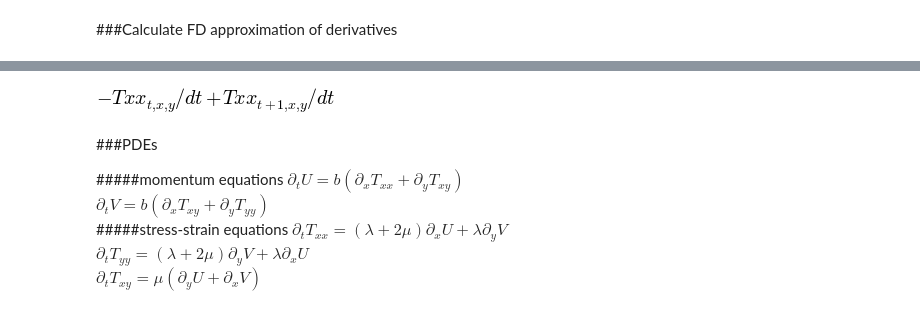
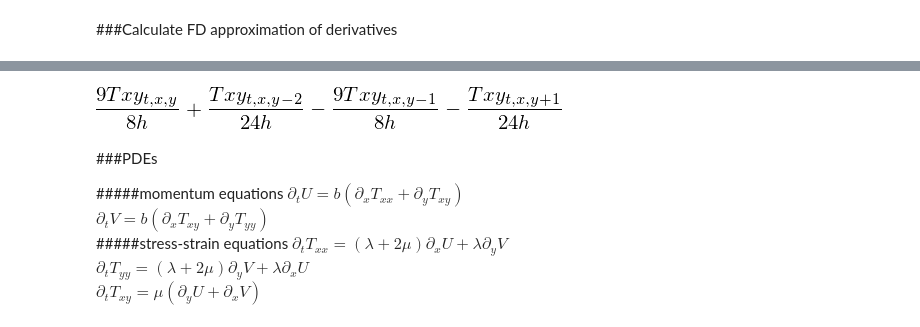
Before and after one commit to devitocodes/opesci-fd, a Jupyter notebook: codegen/demo_pochoir_convergent.ipynb, the cells around one changed output, grey strips where cells are left out. Drawn from its saved outputs; the diff is of its cells as text; code cells hidden in the pictures.

```diff
--- a/codegen/demo_pochoir_convergent.ipynb
+++ b/codegen/demo_pochoir_convergent.ipynb
@@ -83,7 +83,7 @@ DxTxy
-# %%
-DtTxx
-# %% [output]
-[figure, removed]
+# %%
+DyTxy
+# %% [output]
+[figure, added]
 # %% [markdown]
 ###PDEs
 
```
Also changed, not shown: parts of 28 cells of this notebook, 1 other file.
